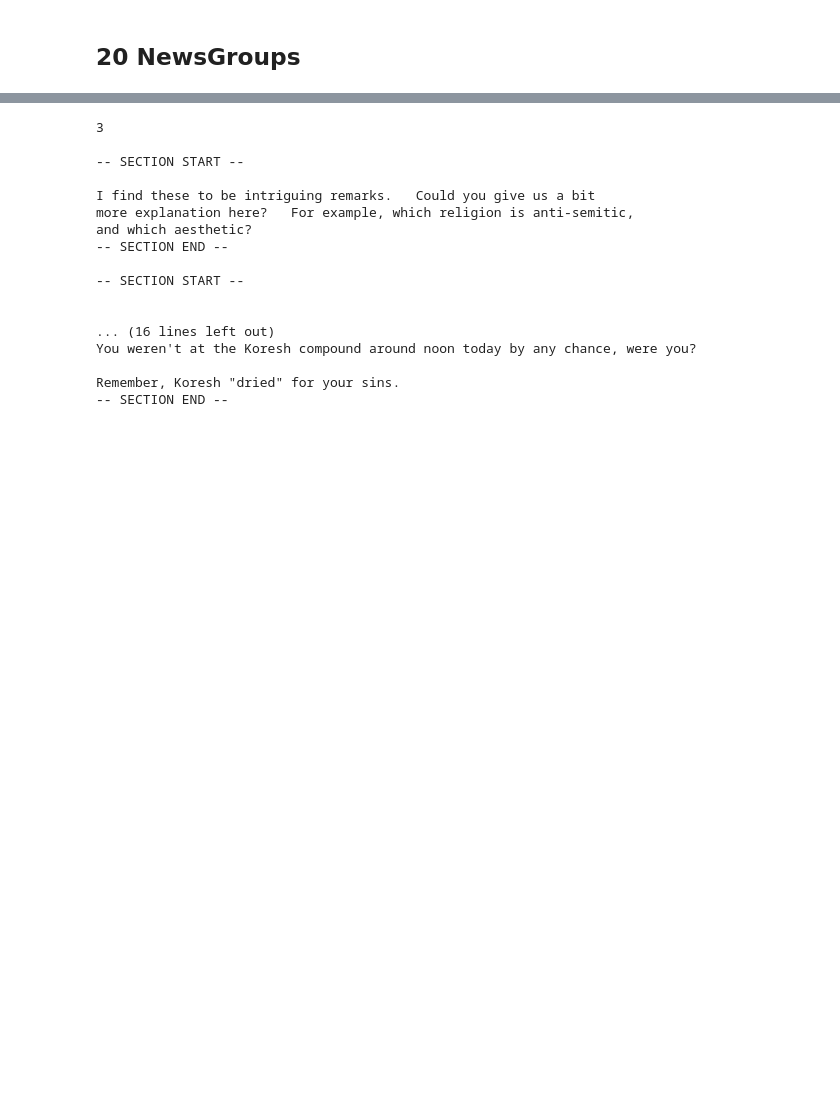
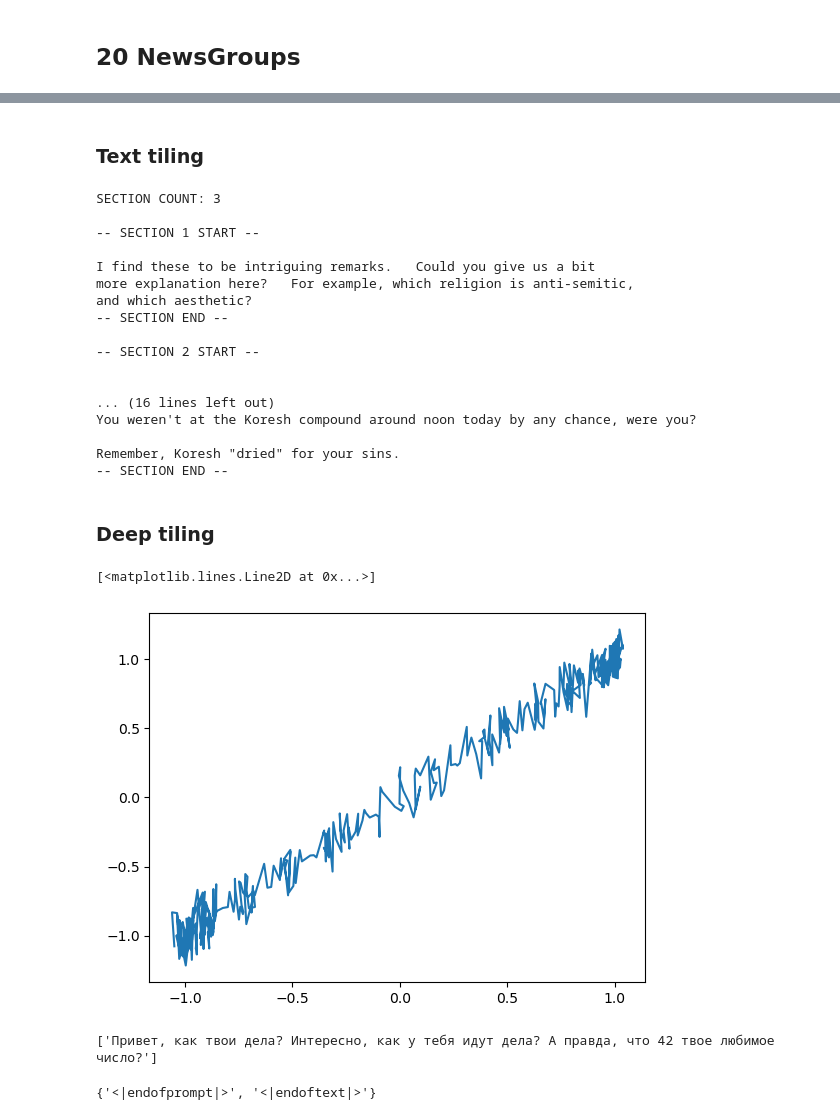
Before and after one commit to tony-pitchblack/news-segmentation, a Jupyter notebook: Text_Tiling_demo.ipynb, the cells around one changed output, grey strips where cells are left out. Drawn from its saved outputs; the diff is of its cells as text; code cells hidden in the pictures; blank space fills up the shorter version.

```diff
--- a/Text_Tiling_demo.ipynb
+++ b/Text_Tiling_demo.ipynb
@@ -352,24 +377,22 @@ NameError: name 'corpus_orig' is not defined
+# %% [markdown]
+### Text tiling
 # %%
 import texttiling
 
 tt = texttiling.TextTilingTokenizer(w=10)
 sections = tt.tokenize(corpus)
-print(len(sections))
-for section in sections:
-    print('\n-- SECTION START --')
-    print(section)
-    print('-- SECTION END --')
+print_sections(sections)
 # %% [output]
-3
+SECTION COUNT: 3
 
--- SECTION START --
+-- SECTION 1 START --
 
 I find these to be intriguing remarks.   Could you give us a bit
 more explanation here?   For example, which religion is anti-semitic,
 and which aesthetic?
 -- SECTION END --
 
--- SECTION START --
+-- SECTION 2 START --
 
 
 ... (16 lines left out)
@@ -377,3 +400,16 @@ You weren't at the Koresh compound around noon today by any chance, were you?
 
 Remember, Koresh "dried" for your sins.
 -- SECTION END --
+# %% [markdown]
+### Deep tiling
+# %%
+from matplotlib import pyplot as plt
+
+t=np.linspace(-2,2, 400)
+x=np.sin(t)+np.random.randn(len(t))*0.1
+y=smooth(x)
+
+plt.plot(y, x)
+# %% [output]
+[<matplotlib.lines.Line2D at 0x...>]
+[figure, added]
@@ -379,0 +500,9 @@ Remember, Koresh "dried" for your sins.
+# %%
+res = predict_breaks(text, gpt_enc, '\n\n', rubert_tiny)
+res
+# %% [output]
+['Привет, как твои дела? Интересно, как у тебя идут дела? А правда, что 42 твое любимое число?']
+# %%
+encoder.special_tokens_set
+# %% [output]
+{'<|endofprompt|>', '<|endoftext|>'}
```
Also changed, not shown: parts of 31 cells of this notebook.
